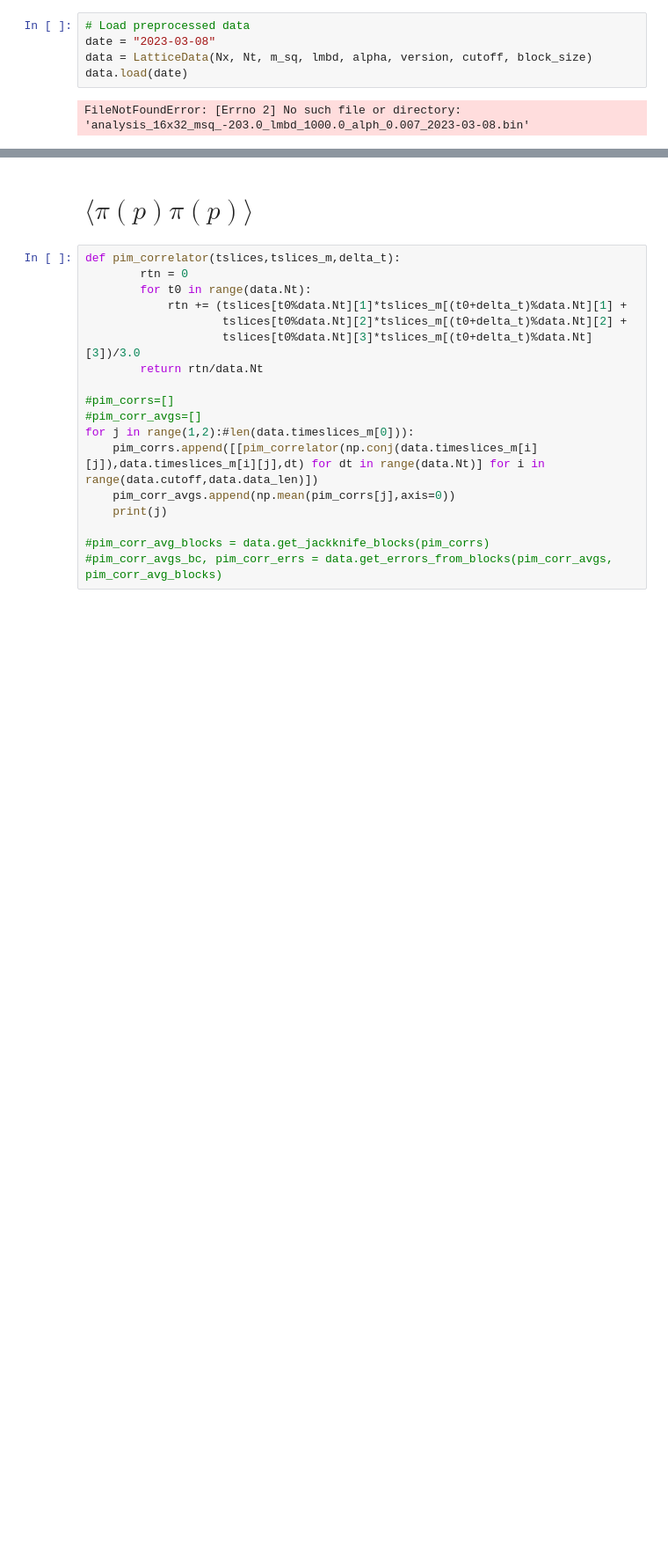
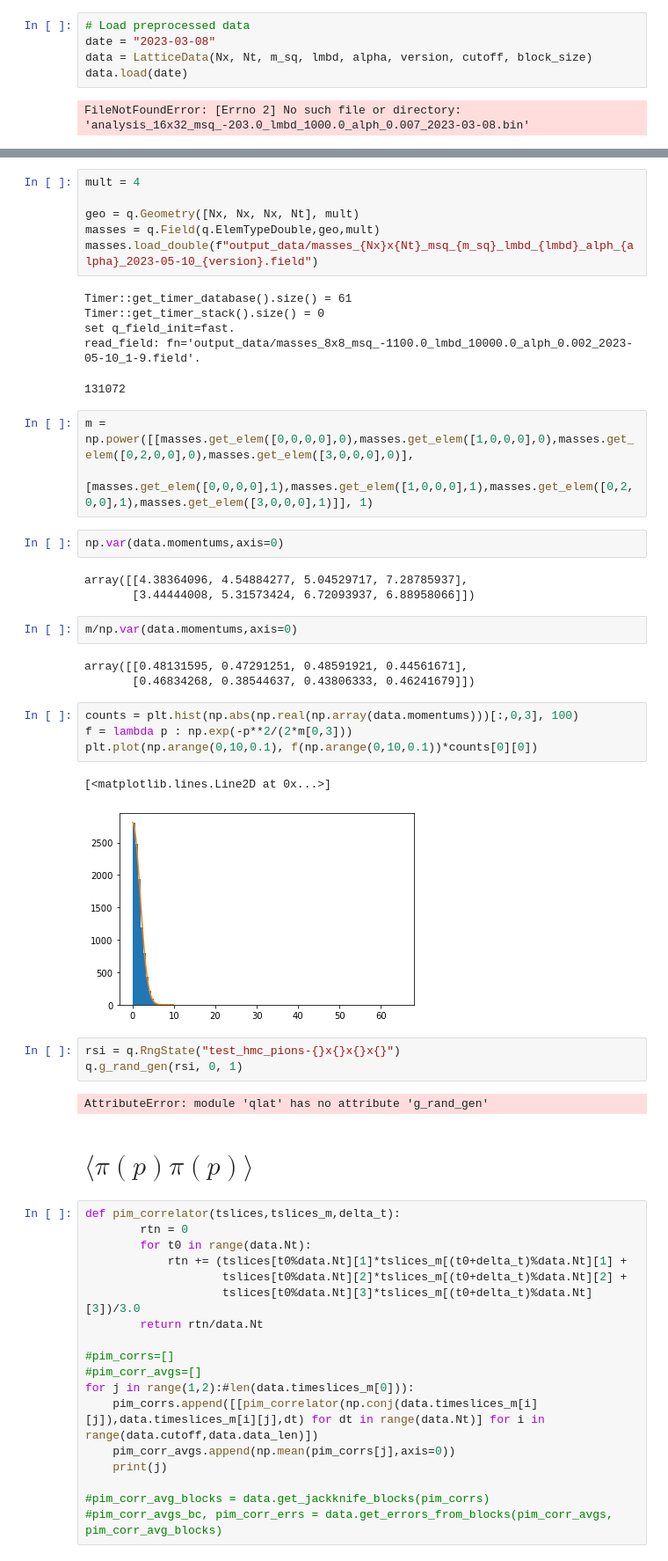
Before and after one commit to jinluchang/Qlattice, a Jupyter notebook: applications/hmc-pions/data_analysis-blocked.ipynb, the cells around one changed output, grey strips where cells are left out. Shown at 88% size. Drawn from its saved outputs; the diff is of its cells as text; blank space fills up the shorter version.

```diff
--- a/applications/hmc-pions/data_analysis-blocked.ipynb
+++ b/applications/hmc-pions/data_analysis-blocked.ipynb
@@ -105,3 +124,40 @@ Average acceptance rate after cutoff: 0.9965621405770748
+# %%
+mult = 4
+
+geo = q.Geometry([Nx, Nx, Nx, Nt], mult)
+masses = q.Field(q.ElemTypeDouble,geo,mult)
+masses.load_double(f"output_data/masses_{Nx}x{Nt}_msq_{m_sq}_lmbd_{lmbd}_alph_{alpha}_2023-05-10_{version}.field")
+# %% [output]
+Timer::get_timer_database().size() = 61
+Timer::get_timer_stack().size() = 0
+set q_field_init=fast.
+read_field: fn='output_data/masses_8x8_msq_-1100.0_lmbd_10000.0_alph_0.002_2023-05-10_1-9.field'.
+131072
+# %%
+m = np.power([[masses.get_elem([0,0,0,0],0),masses.get_elem([1,0,0,0],0),masses.get_elem([0,2,0,0],0),masses.get_elem([3,0,0,0],0)],
+    [masses.get_elem([0,0,0,0],1),masses.get_elem([1,0,0,0],1),masses.get_elem([0,2,0,0],1),masses.get_elem([3,0,0,0],1)]], 1)
+# %%
+np.var(data.momentums,axis=0)
+# %% [output]
+array([[4.38364096, 4.54884277, 5.04529717, 7.28785937],
+       [3.44444008, 5.31573424, 6.72093937, 6.88958066]])
+# %%
+m/np.var(data.momentums,axis=0)
+# %% [output]
+array([[0.48131595, 0.47291251, 0.48591921, 0.44561671],
+       [0.46834268, 0.38544637, 0.43806333, 0.46241679]])
+# %%
+counts = plt.hist(np.abs(np.real(np.array(data.momentums)))[:,0,3], 100)
+f = lambda p : np.exp(-p**2/(2*m[0,3]))
+plt.plot(np.arange(0,10,0.1), f(np.arange(0,10,0.1))*counts[0][0])
+# %% [output]
+[<matplotlib.lines.Line2D at 0x...>]
+[figure, added]
+# %%
+rsi = q.RngState("test_hmc_pions-{}x{}x{}x{}")
+q.g_rand_gen(rsi, 0, 1)
+# %% [output]
+AttributeError: module 'qlat' has no attribute 'g_rand_gen'
 # %% [markdown]
 # $\langle \pi(p)\pi(p)\rangle$
 # %%
```
Also changed, not shown: parts of 7 cells of this notebook, 1 other file.
